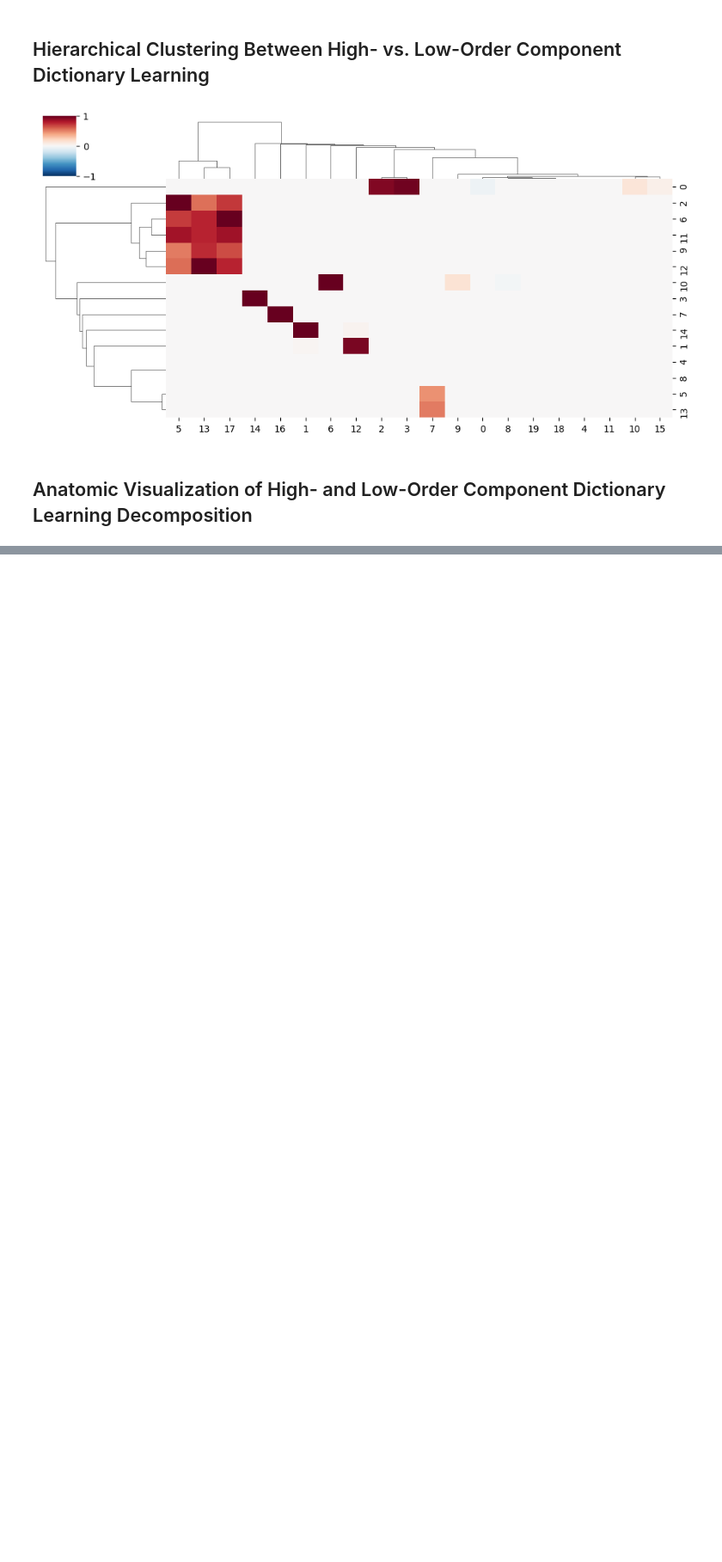
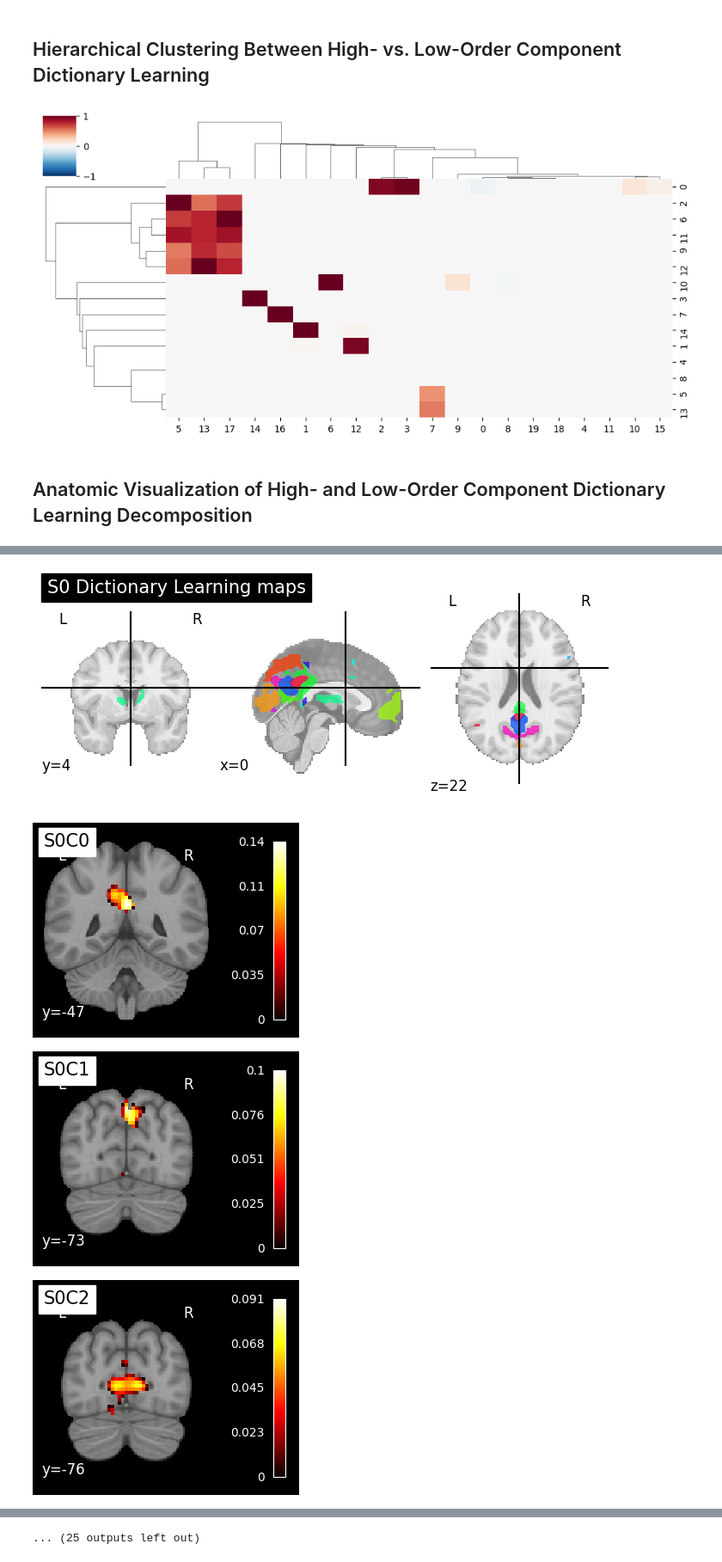
Before and after one commit to eriosta/neuro, a Jupyter notebook: Optimizing_Component_Selection_for_Enhanced_Correlation_Analysis_in_fMRI_Data.ipynb, the cells around one changed output, grey strips where cells are left out. Shown at 86% size. Drawn from its saved outputs; the diff is of its cells as text; code cells hidden in the pictures; blank space fills up the shorter version.

```diff
--- a/Optimizing_Component_Selection_for_Enhanced_Correlation_Analysis_in_fMRI_Data.ipynb
+++ b/Optimizing_Component_Selection_for_Enhanced_Correlation_Analysis_in_fMRI_Data.ipynb
@@ -394,0 +387,53 @@ if __name__ == "__main__":
+# %%
+from nilearn import datasets, image, plotting
+from nilearn.decomposition import DictLearning
+from nilearn.image import concat_imgs
+
+# Get the MNI152 template
+bg_img = datasets.load_mni152_template()
+
+def apply_dictionary_learning_to_subject(func_file, n_components, fwhm, subject_index):
+    """Apply Dictionary Learning decomposition to a subject's fMRI data and visualize the components."""
+    fmri_subject = image.smooth_img(func_file, fwhm=fwhm)
+    dict_learn_subject = DictLearning(n_components=n_components, random_state=0)
+    dict_learn_subject.fit(fmri_subject)
+
+    components_img_subject = dict_learn_subject.components_img_
+
+    # Visualize overall atlas and individual components
+    title_atlas = f'S{subject_index} Dictionary Learning maps'
+    plotting.plot_prob_atlas(components_img_subject, title=title_atlas)
+    plotting.show()
+
+    for j in range(n_components):
+        component_img = image.index_img(components_img_subject, j)
+
+        # Get the y-coordinate of the center of mass for the component
+        y_coord = plotting.find_xyz_cut_coords(component_img)[1]
+
+        # Plot the coronal view for the component with the desired title format
+        title_component = f'S{subject_index}C{j}'
+        plotting.plot_stat_map(component_img, bg_img=bg_img, cut_coords=[y_coord], display_mode='y', title=title_component, colorbar=True)
+
+        plotting.show()
+
+if __name__ == "__main__":
+    # Fetch the ADHD200 resting-state fMRI dataset
+    n_subjects = 1
+    adhd_dataset = datasets.fetch_adhd(n_subjects=n_subjects)
+    func_filenames = adhd_dataset.func
+
+    # Parameters
+    low_order_components = 15
+    high_order_components = 20
+    fwhm = 6
+
+    # Apply Dictionary Learning and visualize results for each subject
+    for i, func_file in enumerate(func_filenames):
+        apply_dictionary_learning_to_subject(func_file, low_order_components, fwhm, i)
+        apply_dictionary_learning_to_subject(func_file, high_order_components, fwhm, i)
+# %% [output]
+[figure, added]
+[figure, added]
+[figure, added]
+[figure, added]
@@ -394,0 +448 @@ if __name__ == "__main__":
+... (25 outputs left out)
```
Also changed, not shown: parts of 11 cells of this notebook.
